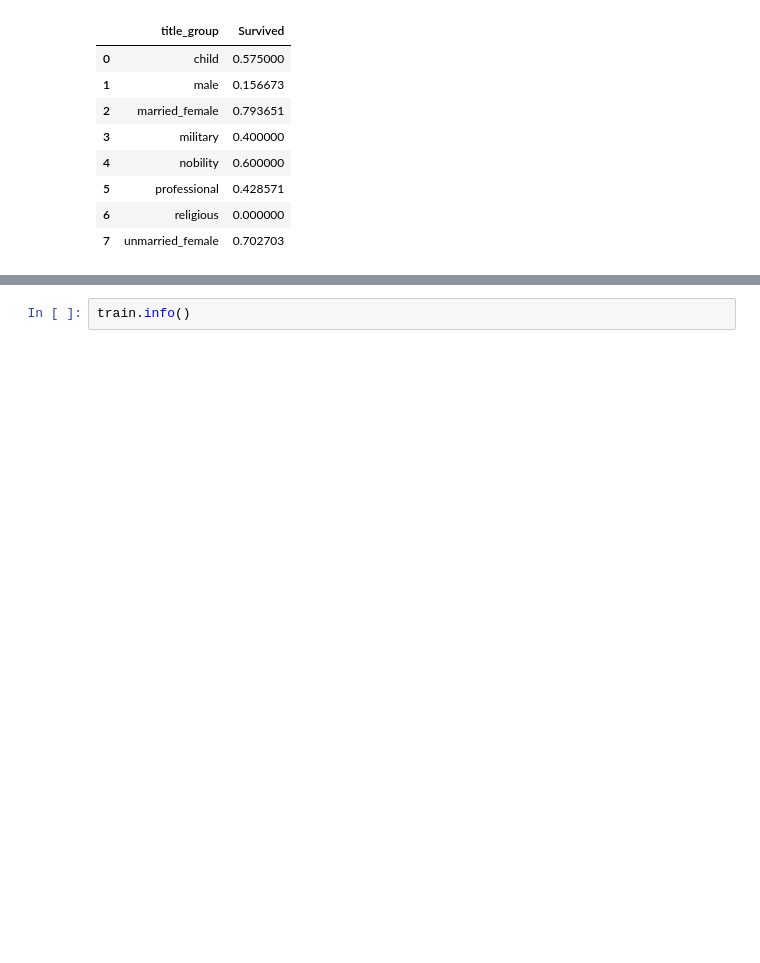
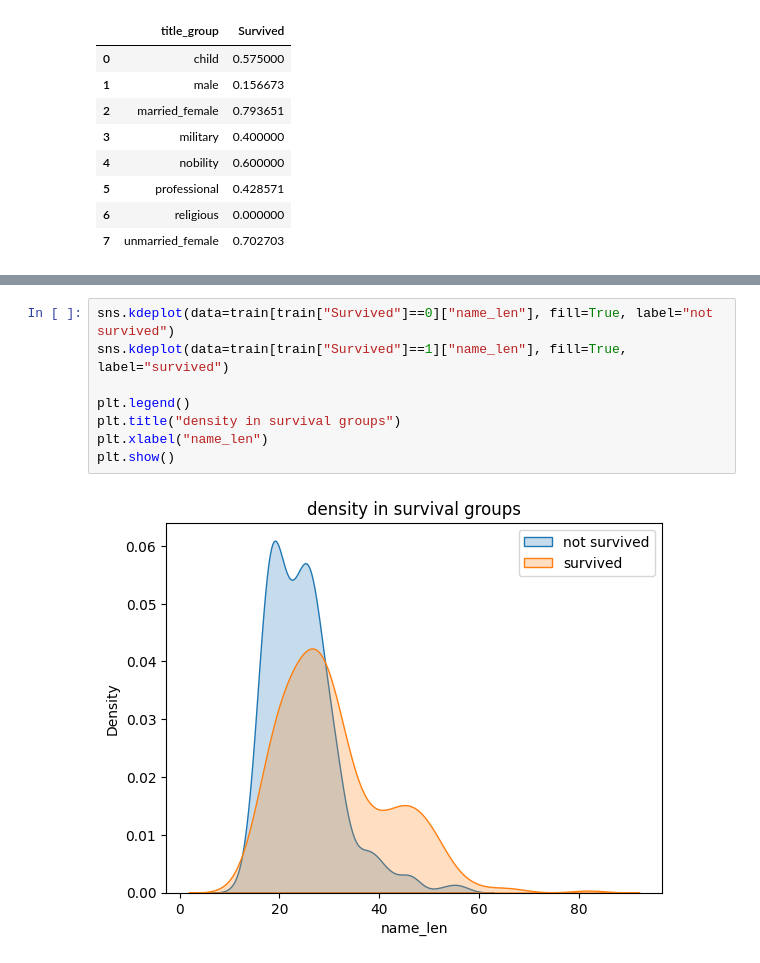
Before and after one commit to malkrola/Kaggle, a Jupyter notebook: kaggle/projects/titanic/read_data.ipynb, the cells around one changed output, grey strips where cells are left out. Drawn from its saved outputs; the diff is of its cells as text; blank space fills up the shorter version.

```diff
--- a/kaggle/projects/titanic/read_data.ipynb
+++ b/kaggle/projects/titanic/read_data.ipynb
@@ -181,2 +204,10 @@ train.groupby('name_len')['Survived'].mean()
 # %%
-train.info()
+sns.kdeplot(data=train[train["Survived"]==0]["name_len"], fill=True, label="not survived")
+sns.kdeplot(data=train[train["Survived"]==1]["name_len"], fill=True, label="survived")
+
+plt.legend()
+plt.title("density in survival groups")
+plt.xlabel("name_len")
+plt.show()
+# %% [output]
+[figure, added]
```
Also changed, not shown: parts of 8 cells of this notebook.
